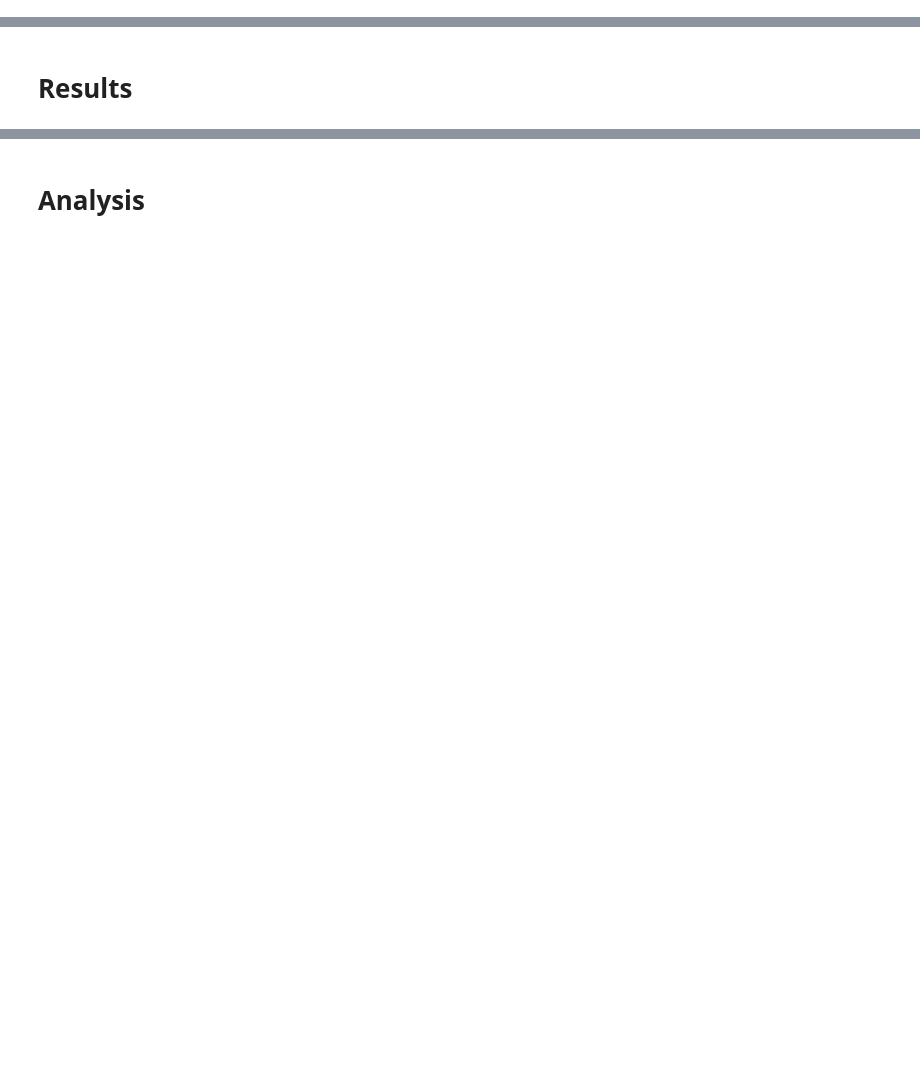
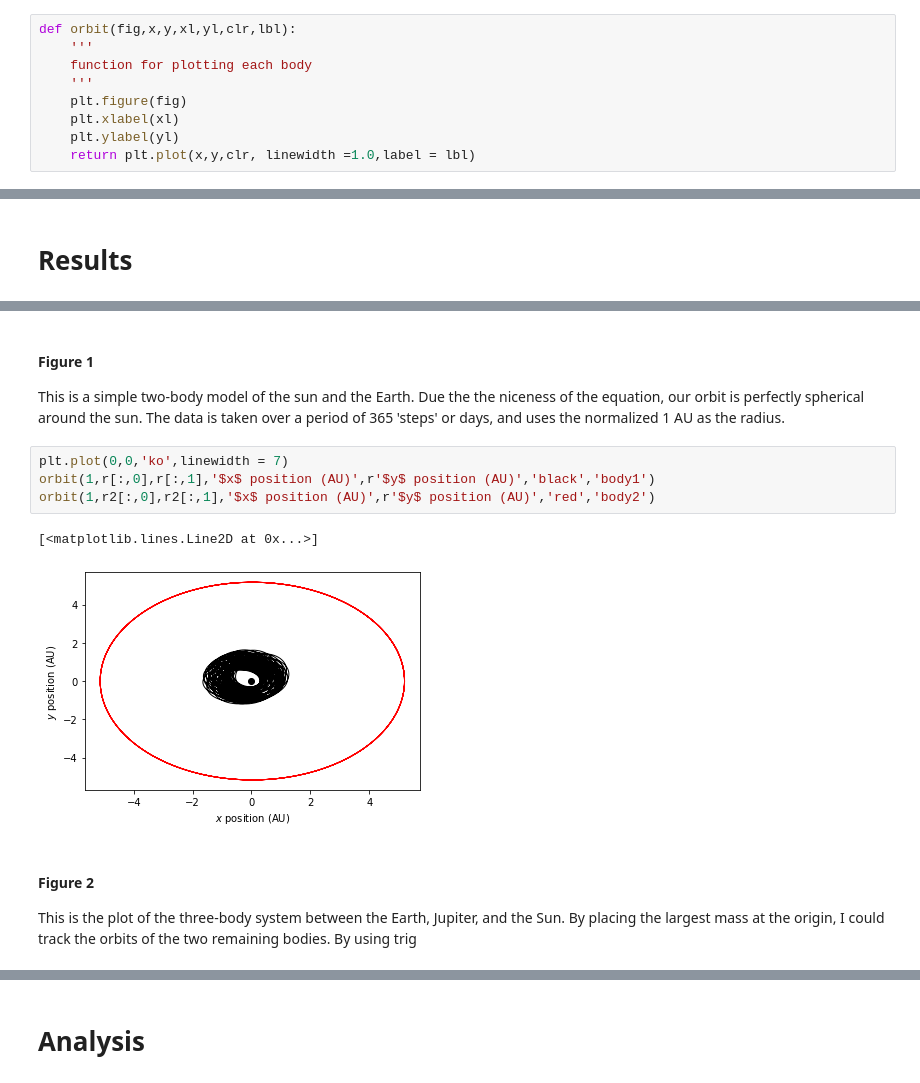
Before and after one commit to simonfields/Final_Project, a Jupyter notebook: Final_Project.ipynb, the cells around one changed output, grey strips where cells are left out. Drawn from its saved outputs; the diff is of its cells as text; blank space fills up the shorter version.

```diff
--- a/Final_Project.ipynb
+++ b/Final_Project.ipynb
@@ -169,0 +362,9 @@ These are simple plots that show the position of a floating body (Earth) as it o
+# %%
+def orbit(fig,x,y,xl,yl,clr,lbl):
+    '''
+    function for plotting each body
+    '''
+    plt.figure(fig)
+    plt.xlabel(xl)
+    plt.ylabel(yl)
+    return plt.plot(x,y,clr, linewidth =1.0,label = lbl)
@@ -179,0 +382,14 @@ None
+# %% [markdown]
+#### Figure 1
+
+This is a simple two-body model of the sun and the Earth. Due the the niceness of the equation, our orbit is perfectly spherical around the sun. The data is taken over a period of 365 'steps' or days, and uses the normalized 1 AU as the radius.
+# %%
+plt.plot(0,0,'ko',linewidth = 7)
+orbit(1,r[:,0],r[:,1],'$x$ position (AU)',r'$y$ position (AU)','black','body1')
+orbit(1,r2[:,0],r2[:,1],'$x$ position (AU)',r'$y$ position (AU)','red','body2')
+# %% [output]
+[<matplotlib.lines.Line2D at 0x...>]
+[figure, added]
+# %% [markdown]
+#### Figure 2
+This is the plot of the three-body system between the Earth, Jupiter, and the Sun. By placing the largest mass at the origin, I could track the orbits of the two remaining bodies. By using trig
```
Also changed, not shown: parts of 35 cells of this notebook, 6 other files.
